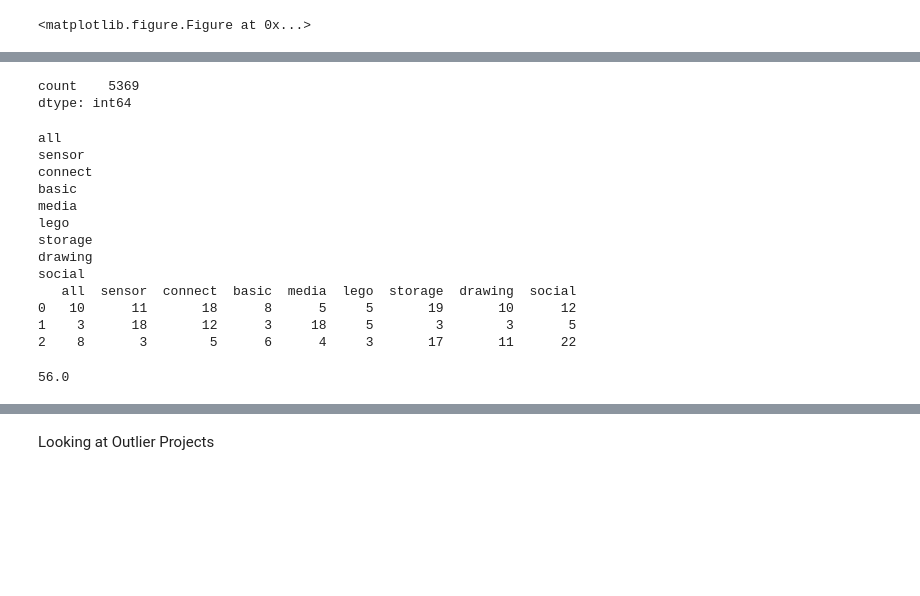
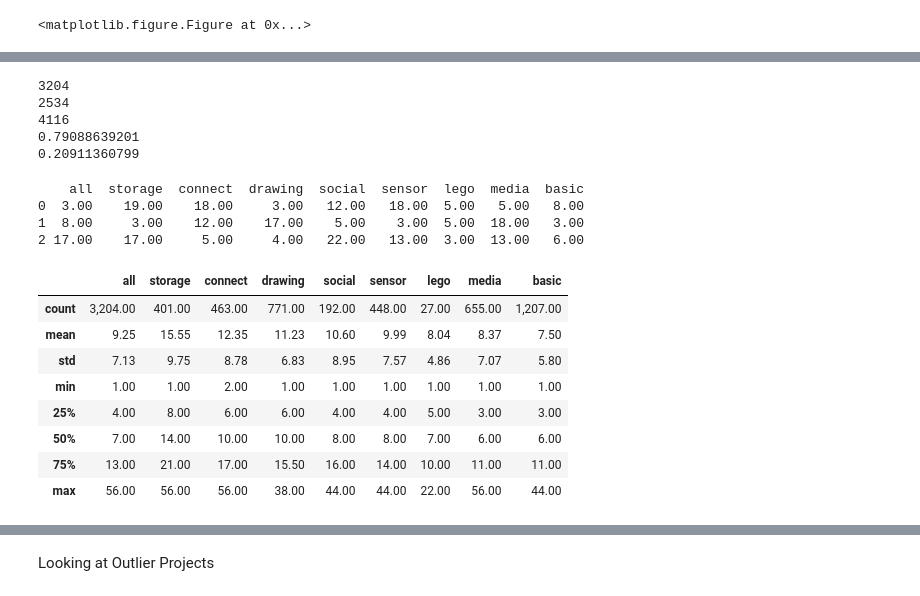
Before and after one commit to bxie/ai2_analysis, a Jupyter notebook: PaletteGrouping.ipynb, the cells around one changed output, grey strips where cells are left out. Cells and saved outputs as stored; diff of their text form; code cells hidden in the pictures; blank space fills up the shorter version.

```diff
--- a/PaletteGrouping.ipynb
+++ b/PaletteGrouping.ipynb
@@ -14,6 +14,7 @@ pd.options.display.mpl_style = 'default'
 pd.options.display.max_rows = 30
 plt.set_cmap('Paired')
 matplotlib.style.use('ggplot')
+pd.options.display.float_format = '{:,.2f}'.format
 # %% [output]
 <matplotlib.figure.Figure at 0x...>
 # %%
@@ -343,12 +354,24 @@ df_all = df_this.reset_index()
-# %%
-df_count.sum()
-# %% [output]
-count    5369
-dtype: int64
+# %%
+num_projects = len(df_this)
+num_projects_single = len(df_this[~df_this.palette_groups.str.contains(',')]) #number of projects put into 1 palette group
+num_groupings = df_count.values.sum() #number of groups projects fit into
+
+print num_projects
+print num_projects_single
+print num_groupings
+
+print float(num_projects_single)/num_projects
+print 1.-float(num_projects_single)/num_projects
+# %% [output]
+3204
+2534
+4116
+0.79088639201
+0.20911360799
 # %%
-# groups = [df_all, df_basic, df_lego, df_media, df_storage, df_connect, df_social, df_sensor, df_draw]
-
-# group_names = ['all', 'basic', 'lego', 'media', 'storage', 'connect', 'social', 'sensor', 'draw']
+#make sure these align!
+groups = [df_all, df_storage, df_connect, df_draw, df_social, df_sensor, df_lego, df_media, df_basic]
+group_names = ['all', 'storage','connect', 'drawing', 'social', 'sensor', 'lego', 'media', 'basic']
 
 agg_groups = {'all': df_all,
              'basic': df_basic,
@@ -364,36 +387,32 @@ agg_groups = {'all': df_all,
 #new dataframe where each group is column (rows don't correspond to anything really)
 df_groups = pd.DataFrame()
 df_groups_f = pd.DataFrame()
-for name, agg_df in agg_groups.iteritems():
-    print name
+counter = 0
+# for ignore, agg_df in agg_groups.iteritems():
+#     name = ignore
+for agg_df in groups:
+    name = group_names[counter] # need this to ensure columns of graphs same order
     col = agg_df['num_blocks_unique']
     df_groups.insert(len(df_groups.columns), name, col)
 
     #Sanity check (had this issue, resolved by calling reset_index() for df_all)
     if len(col)!=len(df_groups[name].dropna()):
         print 'WARNING: Not all projects being transferred to df_groups'
-
+    counter+=1
 # print 'all'
 # df_groups.insert(len(df_groups.columns), 'all', agg_all['num_blocks_unique']
 # df_groups.to_csv("temp.csv")
 print df_groups.head(3)
 # %% [output]
-all
-sensor
-connect
-basic
-media
-lego
-storage
-drawing
-social
-   all  sensor  connect  basic  media  lego  storage  drawing  social
-0   10      11       18      8      5     5       19       10      12
-1    3      18       12      3     18     5        3        3       5
-2    8       3        5      6      4     3       17       11      22
+    all  storage  connect  drawing  social  sensor  lego  media  basic
+0  3.00    19.00    18.00     3.00   12.00   18.00  5.00   5.00   8.00
+1  8.00     3.00    12.00    17.00    5.00    3.00  5.00  18.00   3.00
+2 17.00    17.00     5.00     4.00   22.00   13.00  3.00  13.00   6.00
 # %%
 # df_storage[df_storage.num_blocks_unique==47]
 # df_storage['num_blocks_unique'].max()
-df_groups.storage.max()
+# df_groups.storage.max()
+
+# df_temp = df_this[df_this.palette_groups=='conn'][['project_name', 'palette_groups']]
+# for i in range(100):
+#     print df_temp['project_name'].iloc[i]
-# %% [output]
-56.0
@@ -402,3 +419,19 @@ df_groups.storage.max()
+# %%
+# save_agg_dfs(df, df_count, df_groups, "omit", "SOMETHING")
+df_groups.describe()
+
+#trying to get outliers...failed...
+# upper = df_groups.transform(lambda x: x.quantile(q=.75) + (1.5*x.quantile(q=.75)-x.quantile(q=.25)) )
+# %% [output]
+|  | all | storage | connect | drawing | social | sensor | lego | media | basic |
+| count | 3,204.00 | 401.00 | 463.00 | 771.00 | 192.00 | 448.00 | 27.00 | 655.00 | 1,207.00 |
+| mean | 9.25 | 15.55 | 12.35 | 11.23 | 10.60 | 9.99 | 8.04 | 8.37 | 7.50 |
+| std | 7.13 | 9.75 | 8.78 | 6.83 | 8.95 | 7.57 | 4.86 | 7.07 | 5.80 |
+| min | 1.00 | 1.00 | 2.00 | 1.00 | 1.00 | 1.00 | 1.00 | 1.00 | 1.00 |
+| 25% | 4.00 | 8.00 | 6.00 | 6.00 | 4.00 | 4.00 | 5.00 | 3.00 | 3.00 |
+| 50% | 7.00 | 14.00 | 10.00 | 10.00 | 8.00 | 8.00 | 7.00 | 6.00 | 6.00 |
+| 75% | 13.00 | 21.00 | 17.00 | 15.50 | 16.00 | 14.00 | 10.00 | 11.00 | 11.00 |
+| max | 56.00 | 56.00 | 56.00 | 38.00 | 44.00 | 44.00 | 22.00 | 56.00 | 44.00 |
 # %%
 # df_groups.plot(kind='box', figsize=(11.326,7), sym='b.', rot= 90, fontsize=20)
 
```
Also changed, not shown: parts of 13 cells of this notebook, 8 other files.
